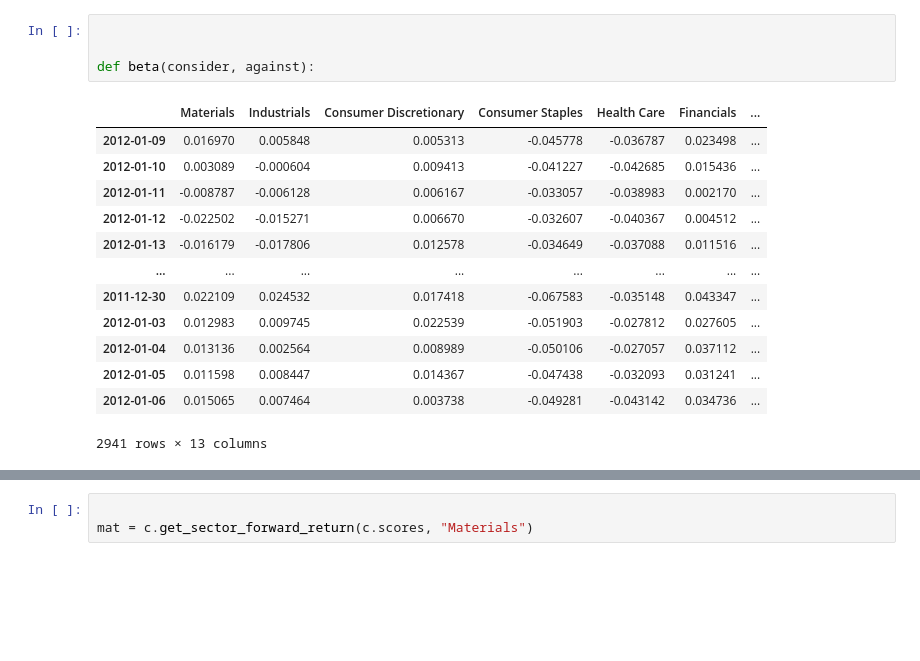
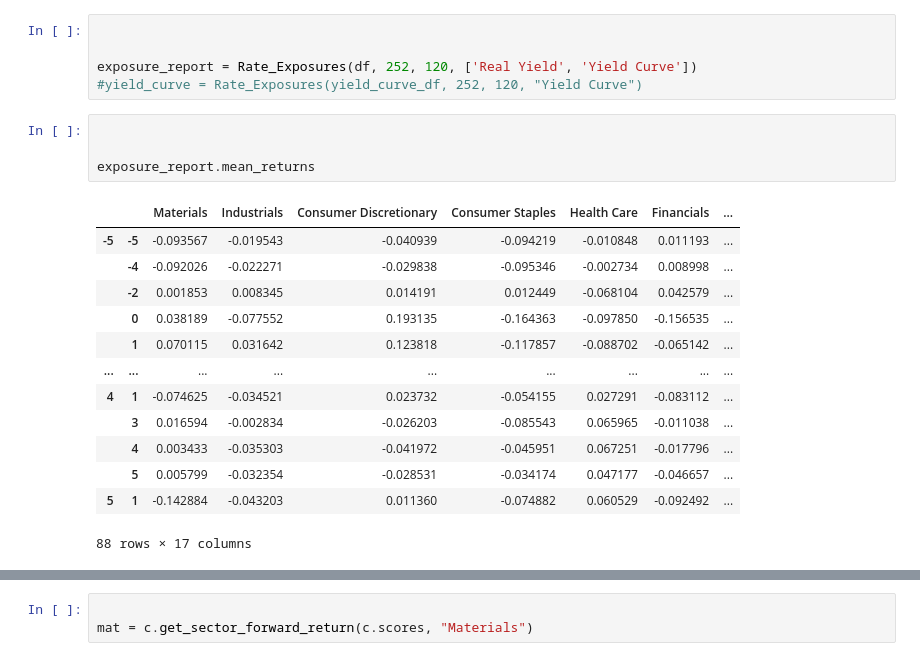
Before and after one commit to Rhys2024/740, a Jupyter notebook: Building.ipynb, the cells around one changed output, grey strips where cells are left out. Cells and saved outputs as stored; diff of their text form; blank space fills up the shorter version.

```diff
--- a/Building.ipynb
+++ b/Building.ipynb
@@ -62,18 +78,23 @@ c.show_return_distribution('Information Technology', 3)
-# %%
-
-
-def beta(consider, against):
-# %% [output]
-|  | Materials | Industrials | Consumer Discretionary | Consumer Staples | Health Care | Financials | ... |
-| 2012-01-09 | 0.016970 | 0.005848 | 0.005313 | -0.045778 | -0.036787 | 0.023498 | ... |
-| 2012-01-10 | 0.003089 | -0.000604 | 0.009413 | -0.041227 | -0.042685 | 0.015436 | ... |
-| 2012-01-11 | -0.008787 | -0.006128 | 0.006167 | -0.033057 | -0.038983 | 0.002170 | ... |
-| 2012-01-12 | -0.022502 | -0.015271 | 0.006670 | -0.032607 | -0.040367 | 0.004512 | ... |
-| 2012-01-13 | -0.016179 | -0.017806 | 0.012578 | -0.034649 | -0.037088 | 0.011516 | ... |
-| ... | ... | ... | ... | ... | ... | ... | ... |
-| 2011-12-30 | 0.022109 | 0.024532 | 0.017418 | -0.067583 | -0.035148 | 0.043347 | ... |
-| 2012-01-03 | 0.012983 | 0.009745 | 0.022539 | -0.051903 | -0.027812 | 0.027605 | ... |
-| 2012-01-04 | 0.013136 | 0.002564 | 0.008989 | -0.050106 | -0.027057 | 0.037112 | ... |
-| 2012-01-05 | 0.011598 | 0.008447 | 0.014367 | -0.047438 | -0.032093 | 0.031241 | ... |
-| 2012-01-06 | 0.015065 | 0.007464 | 0.003738 | -0.049281 | -0.043142 | 0.034736 | ... |
-2941 rows × 13 columns
+# %%
+
+
+exposure_report = Rate_Exposures(df, 252, 120, ['Real Yield', 'Yield Curve'])
+#yield_curve = Rate_Exposures(yield_curve_df, 252, 120, "Yield Curve")
+# %%
+
+
+exposure_report.mean_returns
+# %% [output]
+|  |  | Materials | Industrials | Consumer Discretionary | Consumer Staples | Health Care | Financials | ... |
+| -5 | -5 | -0.093567 | -0.019543 | -0.040939 | -0.094219 | -0.010848 | 0.011193 | ... |
+|  | -4 | -0.092026 | -0.022271 | -0.029838 | -0.095346 | -0.002734 | 0.008998 | ... |
+|  | -2 | 0.001853 | 0.008345 | 0.014191 | 0.012449 | -0.068104 | 0.042579 | ... |
+|  | 0 | 0.038189 | -0.077552 | 0.193135 | -0.164363 | -0.097850 | -0.156535 | ... |
+|  | 1 | 0.070115 | 0.031642 | 0.123818 | -0.117857 | -0.088702 | -0.065142 | ... |
+| ... | ... | ... | ... | ... | ... | ... | ... | ... |
+| 4 | 1 | -0.074625 | -0.034521 | 0.023732 | -0.054155 | 0.027291 | -0.083112 | ... |
+|  | 3 | 0.016594 | -0.002834 | -0.026203 | -0.085543 | 0.065965 | -0.011038 | ... |
+|  | 4 | 0.003433 | -0.035303 | -0.041972 | -0.045951 | 0.067251 | -0.017796 | ... |
+|  | 5 | 0.005799 | -0.032354 | -0.028531 | -0.034174 | 0.047177 | -0.046657 | ... |
+| 5 | 1 | -0.142884 | -0.043203 | 0.011360 | -0.074882 | 0.060529 | -0.092492 | ... |
+88 rows × 17 columns
```
Also changed, not shown: parts of 11 cells of this notebook, 12 other files.
